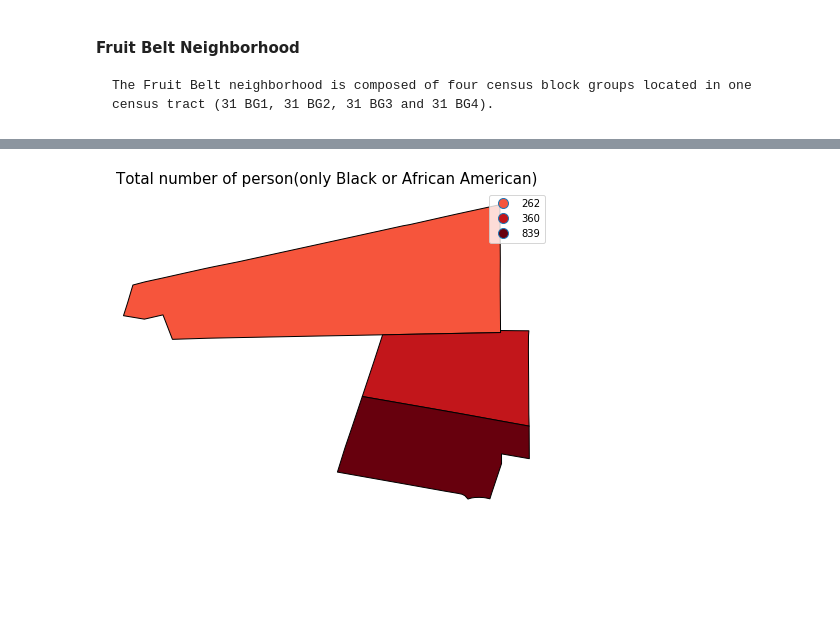
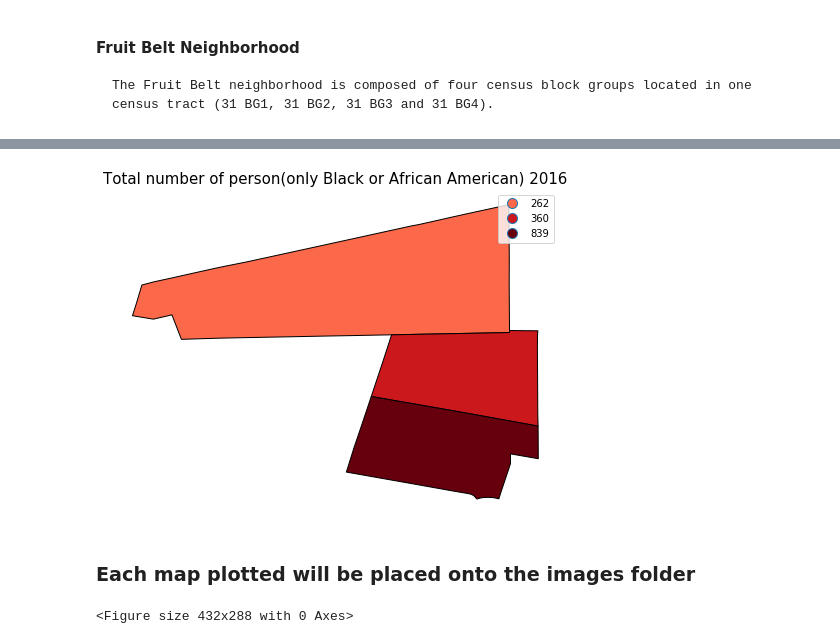
Before and after one commit to gentrification-ub/Data_from_UScensus, a Jupyter notebook: plot.ipynb, the cells around one changed output, grey strips where cells are left out. Cells and saved outputs as stored; diff of their text form; code cells hidden in the pictures; blank space fills up the shorter version.

Commit message:
plot images added

```diff
--- a/plot.ipynb
+++ b/plot.ipynb
@@ -71,11 +71,23 @@ elicott_data
 3 rows × 26 columns
 # %%
 elicott = elicott.merge(elicott_data,on = ['Tract','Block'])
+titles = elicott.filter(like = 'Total').columns
 fig, ax = plt.subplots(figsize=(8,8))
 ax.set_axis_off()
-ax.set_title("Total number of person(only Black or African American)", fontsize = 15)
+ax.set_title(titles[1] +  " 2016", fontsize = 15)
 
-elicott.plot(column = 'Total number of person(only Black or African American)', ax = ax, legend = True, cmap='Reds'
-            ,vmin = -2.5, vmax = 2, edgecolor = "black");
+elicott.plot(column = titles[1], ax = ax, legend = True, cmap='Reds'
+            ,vmin = -2, vmax = 2, edgecolor = "black");
+fig.savefig('images/' + titles[1] + ' 2016.png')
 # %% [output]
-[figure, old version]
+[figure, new version]
+# %% [markdown]
+### Each map plotted will be placed onto the images folder
+# %%
+for title in titles:
+    ax.set_title(title +  " 2016", fontsize = 15)
+    elicott.plot(column = title, ax = ax, legend = True, cmap='Reds'
+            ,vmin = -2, vmax = 2, edgecolor = "black");
+    fig.savefig('images/' + title + ' 2016.png')
+# %% [output]
+<Figure size 432x288 with 0 Axes>
```
Also changed, not shown: parts of 1 cell of this notebook, 19 other files.
